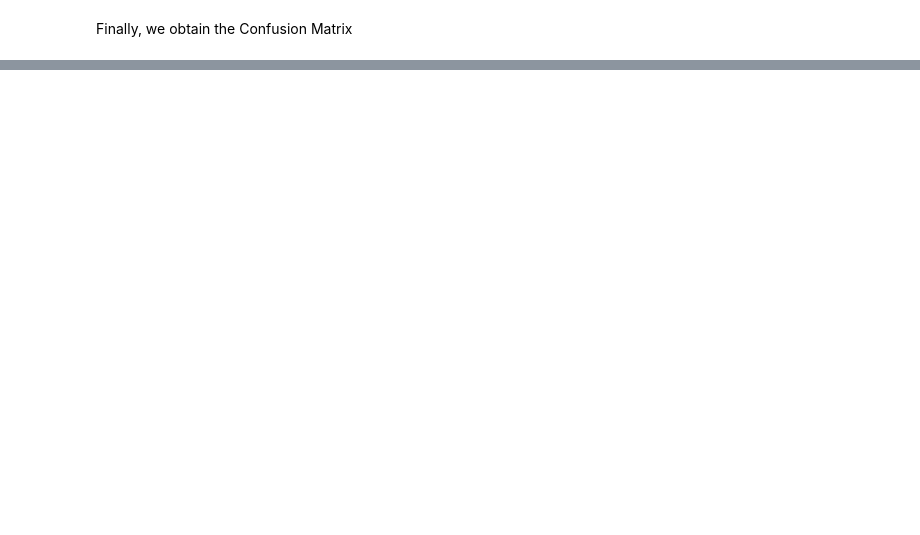
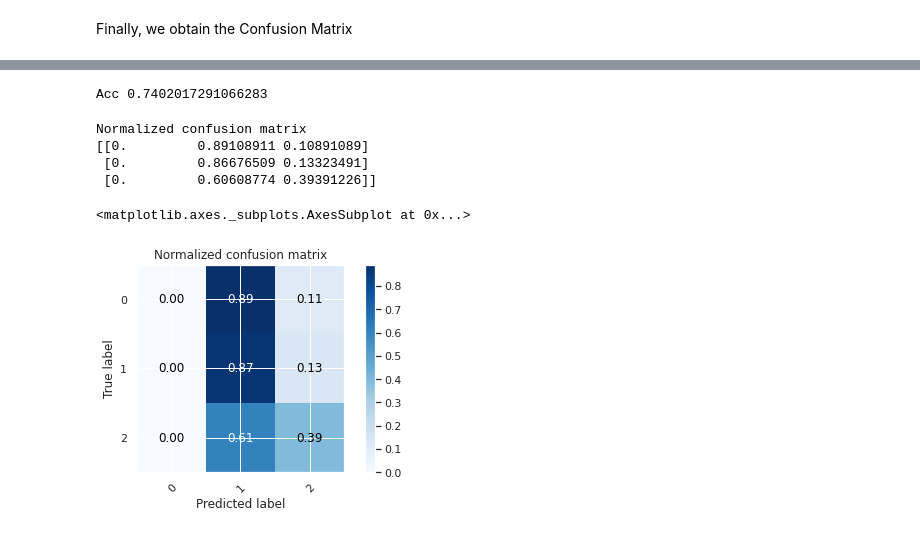
Before and after one commit to sergiobm3/ESI_MachineLearning, a Jupyter notebook: SSJ_Task2_Natural_Language_Processing.ipynb, the cells around one changed output, grey strips where cells are left out. Saved outputs shown, nothing was run; the diff lists cells and outputs as text; code cells hidden in the pictures; blank space fills up the shorter version.

```diff
--- a/SSJ_Task2_Natural_Language_Processing.ipynb
+++ b/SSJ_Task2_Natural_Language_Processing.ipynb
@@ -1072,0 +1179,8 @@ TreeLayout(Tree('S', [(',', ','), (',', ','), (',', ','), ('|', 'NNP'), Tree('NP
+# %%
+clf = GaussianNB()
+clf.fit(X_train, y_train)
+y_pred = clf.predict(X_test)
+acc = accuracy_score(y_test, y_pred)
+print ('Acc', acc)
+# %% [output]
+Acc 0.7402017291066283
@@ -1072,0 +1243,10 @@ TreeLayout(Tree('S', [(',', ','), (',', ','), (',', ','), ('|', 'NNP'), Tree('NP
+# %%
+plot_confusion_matrix(y_test, y_pred , classes = unique_labels(y_test, y_pred), normalize=True,
+                      title='Normalized confusion matrix')
+# %% [output]
+Normalized confusion matrix
+[[0.         0.89108911 0.10891089]
+ [0.         0.86676509 0.13323491]
+ [0.         0.60608774 0.39391226]]
+<matplotlib.axes._subplots.AxesSubplot at 0x...>
+[figure, added]
```
Also changed, not shown: parts of 48 cells of this notebook.
